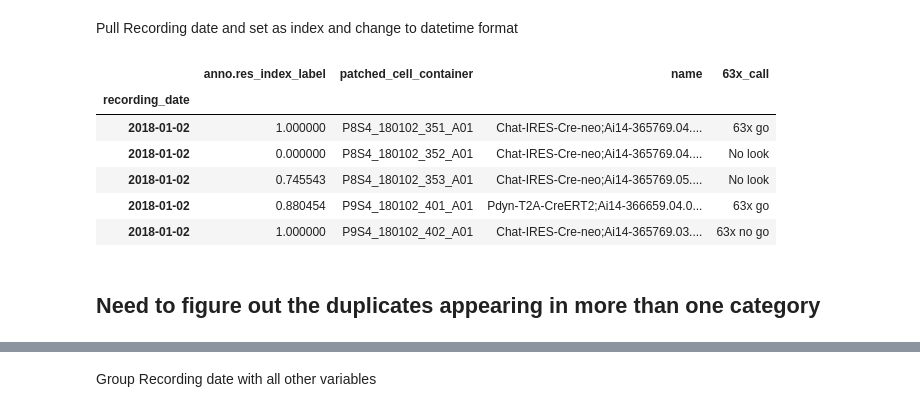
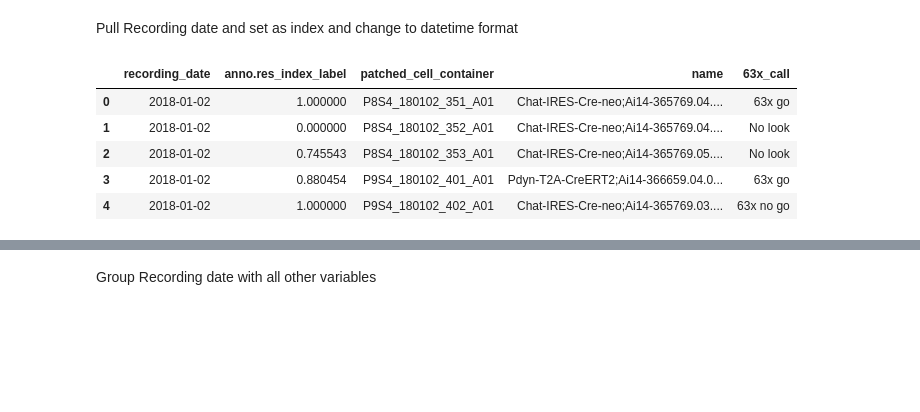
Before and after one commit to ru57y34nn/SMART_goals, a Jupyter notebook: src/Mouse_Smart_Data.ipynb, the cells around one changed output, grey strips where cells are left out. Cells and saved outputs as stored; diff of their text form; code cells hidden in the pictures; blank space fills up the shorter version.

```diff
--- a/src/Mouse_Smart_Data.ipynb
+++ b/src/Mouse_Smart_Data.ipynb
@@ -27,3 +21,5 @@ mdata = pd.read_csv(full_path)
+# %%
+mdata = pd.read_csv("../data/mouse_smart_data.csv")
 # %% [markdown]
 Pull Recording date and set as index and change to datetime format
 # %%
@@ -68,20 +64,18 @@ def concat_df(a, b, c, d, e):
 def modality_reclass(df):
     return concat_df(*reclassify(df))
 # %%
+#several of the below cells can go into a function for formatting and pivotting the dataframe for plotting
 mdata['recording_date'] = pd.to_datetime(mdata['recording_date'], format='%Y-%m-%d')
 mdata['63x_call'].fillna("No look", inplace=True)
-mdata['anno.res_index_label'].fillna(2, inplace=True)
-mdata.set_index(['recording_date'], inplace = True)
+#need documentation as to why we are setting NaN res index values to 1.1
+mdata['anno.res_index_label'].fillna(1.1, inplace=True)
 mdata.head()
 # %% [output]
-|  | anno.res_index_label | patched_cell_container | name | 63x_call |
-| recording_date |  |  |  |  |
-| 2018-01-02 | 1.000000 | P8S4_180102_351_A01 | Chat-IRES-Cre-neo;Ai14-365769.04.... | 63x go |
-| 2018-01-02 | 0.000000 | P8S4_180102_352_A01 | Chat-IRES-Cre-neo;Ai14-365769.04.... | No look |
-| 2018-01-02 | 0.745543 | P8S4_180102_353_A01 | Chat-IRES-Cre-neo;Ai14-365769.05.... | No look |
-| 2018-01-02 | 0.880454 | P9S4_180102_401_A01 | Pdyn-T2A-CreERT2;Ai14-366659.04.0... | 63x go |
-| 2018-01-02 | 1.000000 | P9S4_180102_402_A01 | Chat-IRES-Cre-neo;Ai14-365769.03.... | 63x no go |
+|  | recording_date | anno.res_index_label | patched_cell_container | name | 63x_call |
+| 0 | 2018-01-02 | 1.000000 | P8S4_180102_351_A01 | Chat-IRES-Cre-neo;Ai14-365769.04.... | 63x go |
+| 1 | 2018-01-02 | 0.000000 | P8S4_180102_352_A01 | Chat-IRES-Cre-neo;Ai14-365769.04.... | No look |
+| 2 | 2018-01-02 | 0.745543 | P8S4_180102_353_A01 | Chat-IRES-Cre-neo;Ai14-365769.05.... | No look |
+| 3 | 2018-01-02 | 0.880454 | P9S4_180102_401_A01 | Pdyn-T2A-CreERT2;Ai14-366659.04.0... | 63x go |
+| 4 | 2018-01-02 | 1.000000 | P9S4_180102_402_A01 | Chat-IRES-Cre-neo;Ai14-365769.03.... | 63x no go |
 # %%
 mdata1 = modality_reclass(mdata)
-# %% [markdown]
-## Need to figure out the duplicates appearing in more than one category
```
Also changed, not shown: parts of 22 cells of this notebook, 3 other files.
